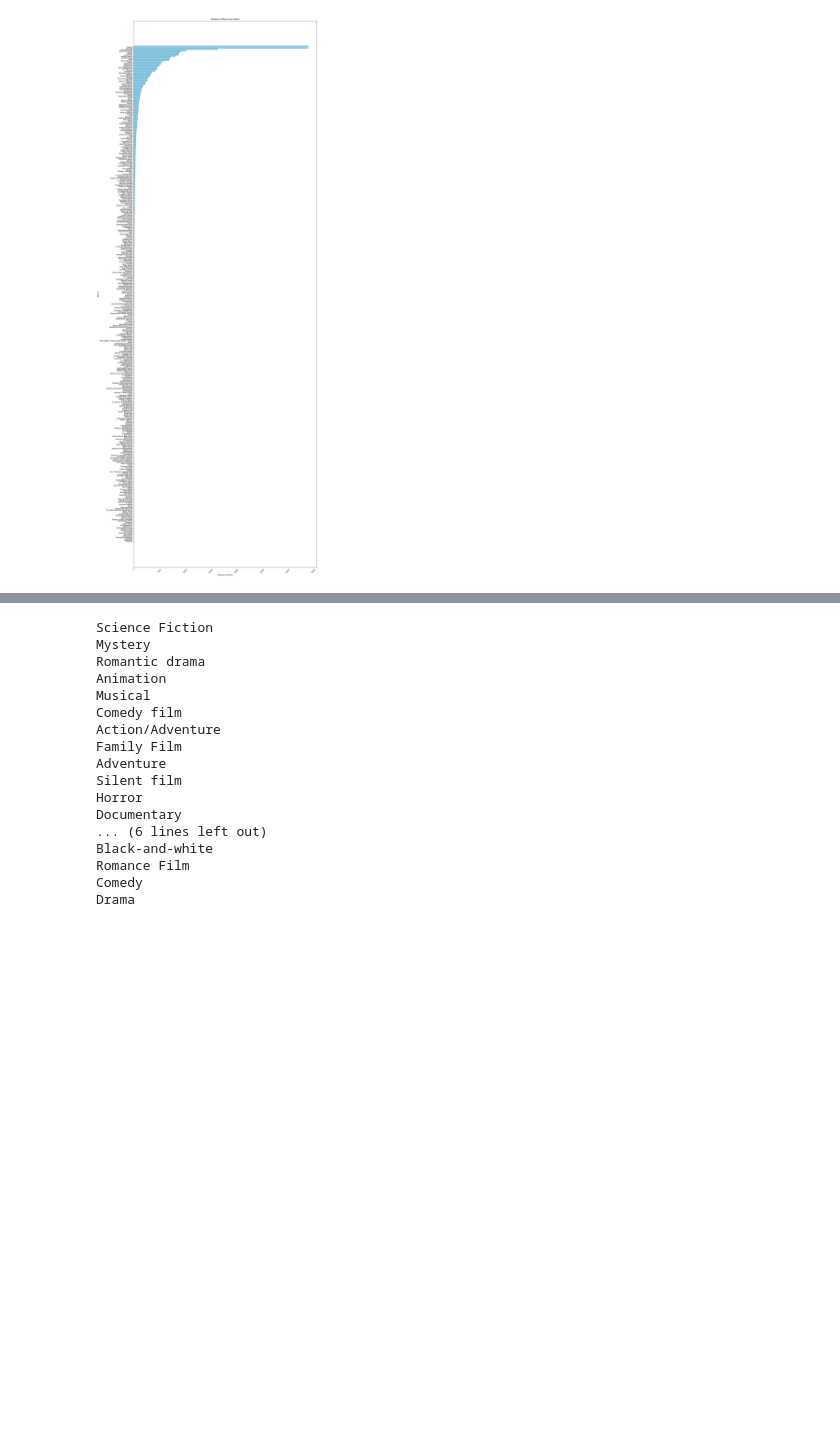
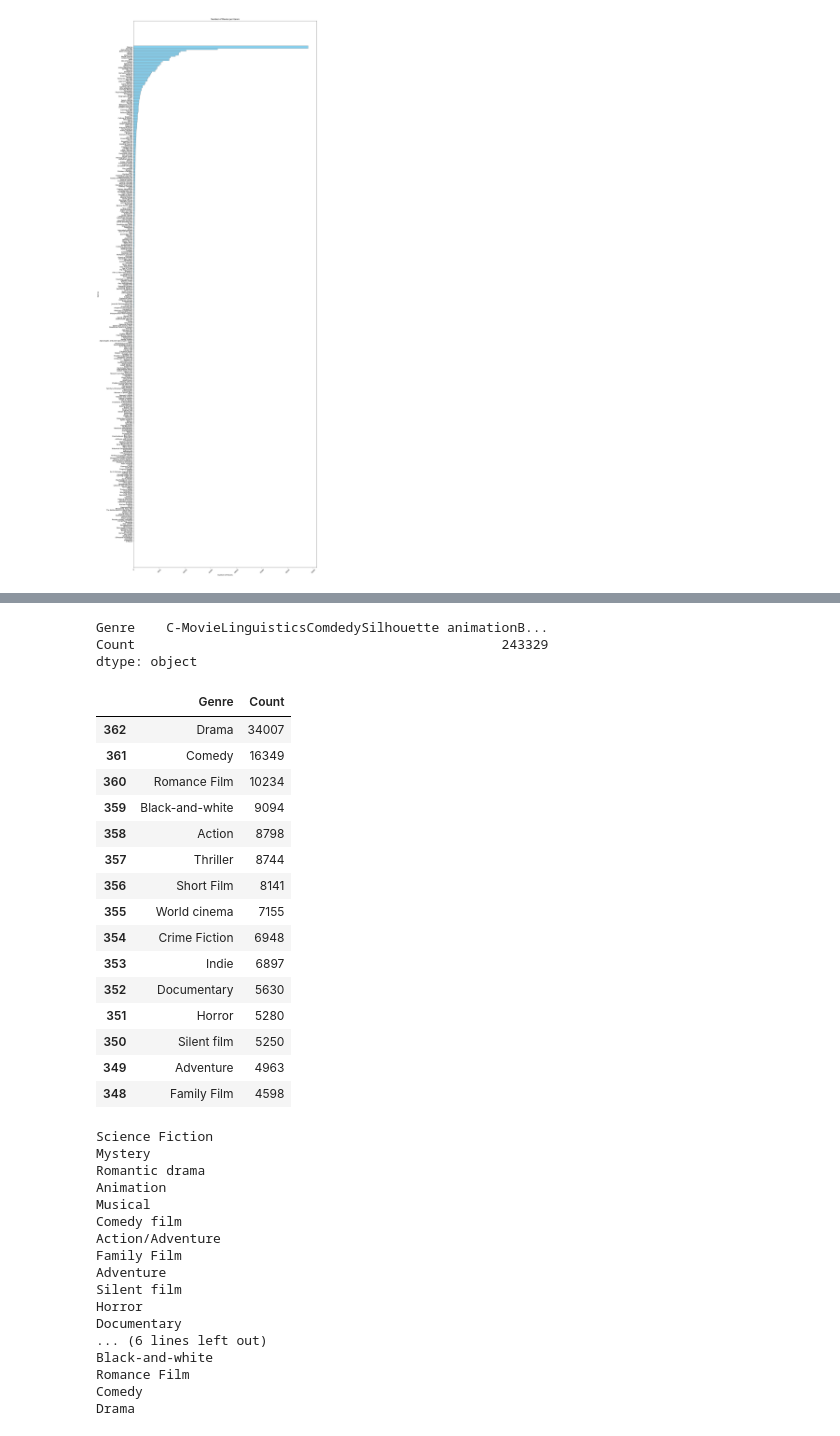
Before and after one commit to AmirhosseinSoltan/NLP-SS2024, a Jupyter notebook: genre_classifier.ipynb, the cells around one changed output, grey strips where cells are left out. Cells and saved outputs as stored; diff of their text form; code cells hidden in the pictures; blank space fills up the shorter version.

```diff
--- a/genre_classifier.ipynb
+++ b/genre_classifier.ipynb
@@ -64,3 +67,29 @@ plt.show()
+# %%
+f = all_genres_df.nlargest()
+f
+# %% [output]
+Genre    C-MovieLinguisticsComdedySilhouette animationB...
+Count                                               243329
+dtype: object
+# %%
+g
+# %% [output]
+|  | Genre | Count |
+| 362 | Drama | 34007 |
+| 361 | Comedy | 16349 |
+| 360 | Romance Film | 10234 |
+| 359 | Black-and-white | 9094 |
+| 358 | Action | 8798 |
+| 357 | Thriller | 8744 |
+| 356 | Short Film | 8141 |
+| 355 | World cinema | 7155 |
+| 354 | Crime Fiction | 6948 |
+| 353 | Indie | 6897 |
+| 352 | Documentary | 5630 |
+| 351 | Horror | 5280 |
+| 350 | Silent film | 5250 |
+| 349 | Adventure | 4963 |
+| 348 | Family Film | 4598 |
 # %%
 for key,val in movies.items():
     if val >= 3000:
```
Also changed, not shown: parts of 1 cell of this notebook, 1 other file.
